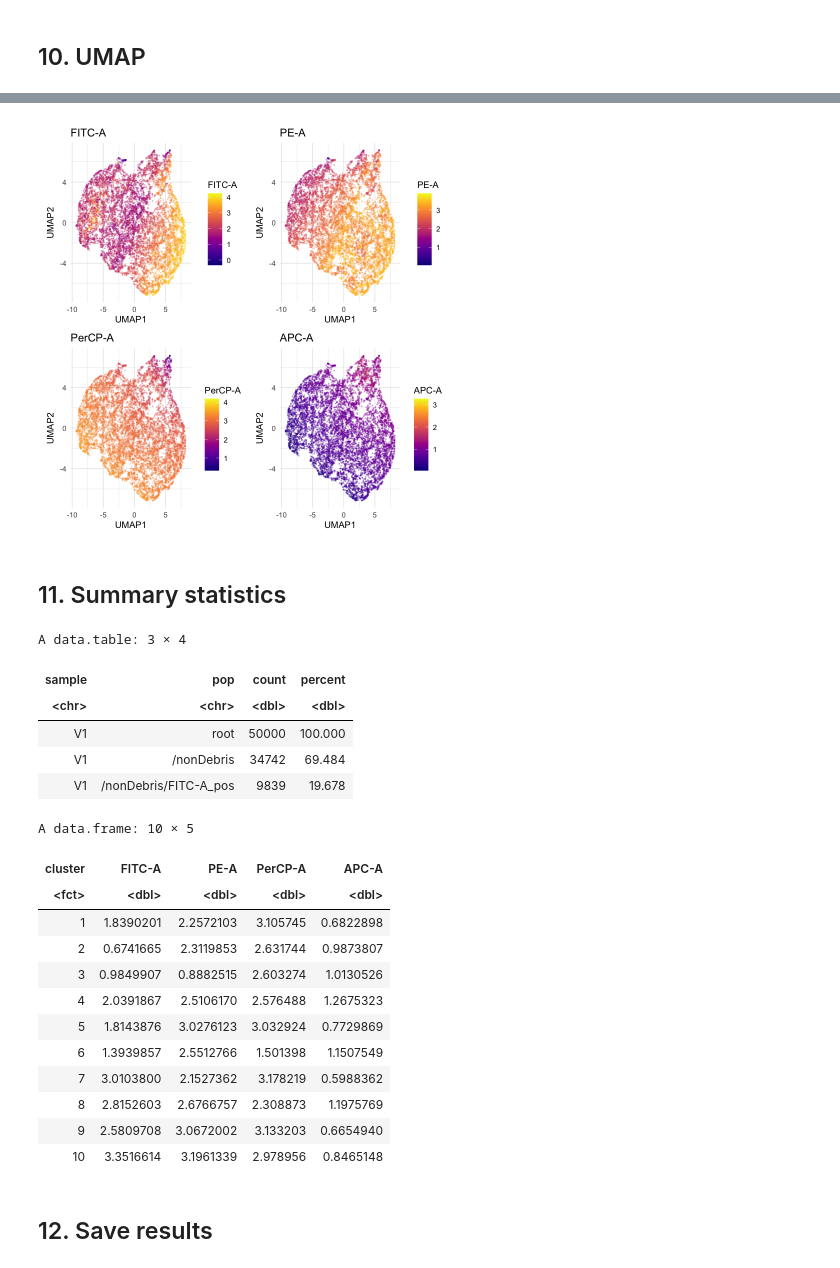
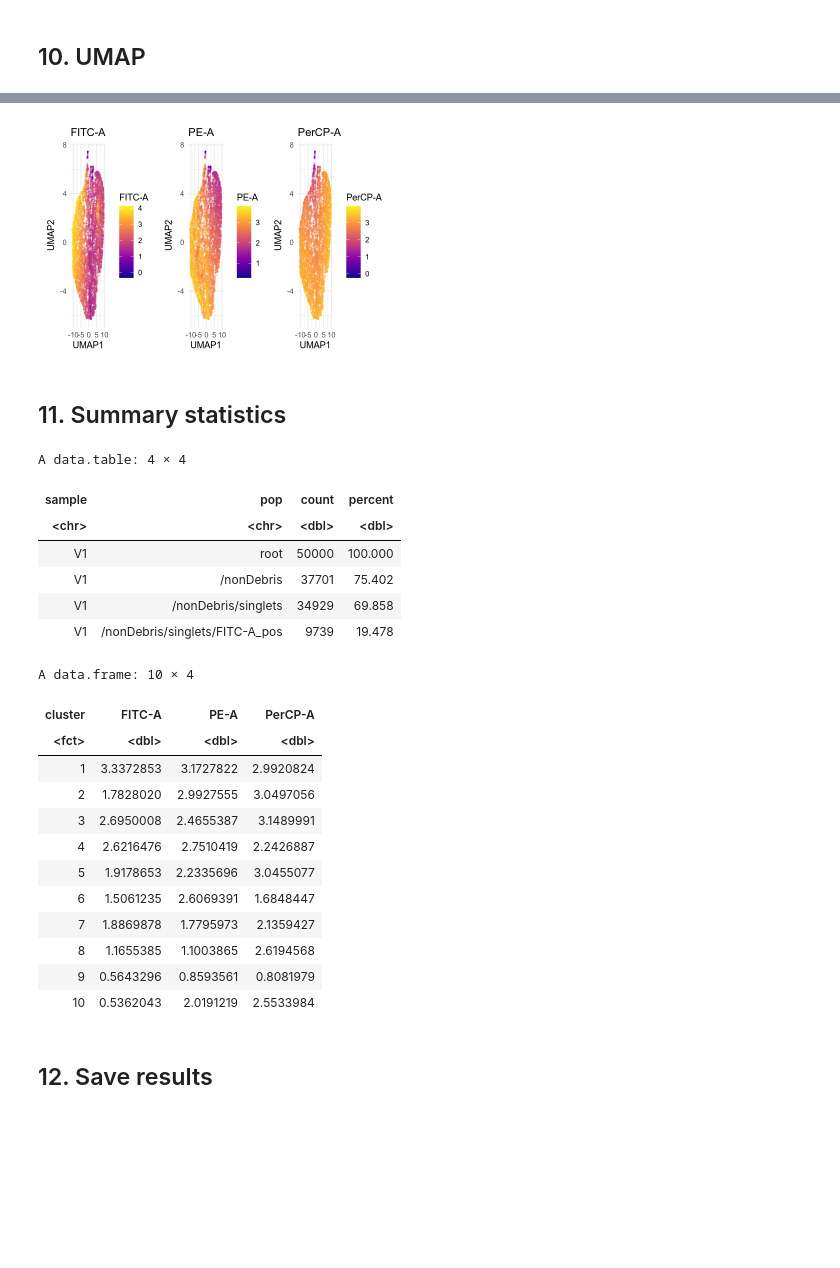
Before and after one commit to cgenomicslab/flow, a Jupyter notebook: notebooks/02_single_fcs_analysis.ipynb, the cells around one changed output, grey strips where cells are left out. Drawn from its saved outputs; the diff is of its cells as text; code cells hidden in the pictures; blank space fills up the shorter version.

```diff
--- a/notebooks/02_single_fcs_analysis.ipynb
+++ b/notebooks/02_single_fcs_analysis.ipynb
@@ -139,6 +133,13 @@ fluor_channels <- grep(scatter_pattern, all_channels, value = TRUE, invert = TRU
 
 cat("Fluorescence channels to transform:", paste(fluor_channels, collapse = ", "), "\n")
 
+# Channels with a marker in $PnS. Unlabelled channels are transformed but not
+# clustered, because they hold only background and spillover.
+desc <- pData(parameters(ff_comp))$desc
+marker_channels <- all_channels[all_channels %in% fluor_channels & !is.na(desc)]
+if (length(marker_channels) == 0) marker_channels <- fluor_channels
+cat("Marker channels for clustering:", paste(marker_channels, collapse = ", "), "\n")
+
 # Logicle transformation
 lgcl <- estimateLogicle(ff_comp, channels = fluor_channels)
 ff_trans <- transform(ff_comp, lgcl)
@@ -326,11 +388,11 @@ gs_pop_get_stats(gs, type = "percent")
 # %%
 # Extract gated population
-gated_data <- gs_pop_get_data(gs, "nonDebris")[[1]]
+gated_data <- gs_pop_get_data(gs, "singlets")[[1]]
 
-# Run FlowSOM on fluorescence channels
+# Run FlowSOM on marker channels
 fsom <- FlowSOM(
     gated_data,
-    colsToUse = fluor_channels,
+    colsToUse = marker_channels,
     nClus = 10,      # meta-clusters
     xdim = 10,
     ydim = 10,
@@ -354,7 +421,7 @@ PlotStars(fsom, backgroundValues = fsom$metaclustering)
 # %% [markdown]
 ## 10. UMAP
 # %%
-mat <- exprs(gated_data)[, fluor_channels]
+mat <- exprs(gated_data)[, marker_channels]
 mat_scaled <- scale(mat)
 
 set.seed(42)
@@ -378,20 +445,20 @@ ggplot(umap_df, aes(x = UMAP1, y = UMAP2, color = cluster)) +
 # %%
 # Color by marker intensity
-for (ch in fluor_channels) {
+for (ch in marker_channels) {
     umap_df[[ch]] <- mat[idx, ch]
 }
 
-plots <- lapply(fluor_channels, function(ch) {
+plots <- lapply(marker_channels, function(ch) {
     ggplot(umap_df, aes(x = UMAP1, y = UMAP2, color = .data[[ch]])) +
         geom_point(alpha = 0.3, size = 0.3) +
         scale_color_viridis(option = "C") +
         theme_minimal() +
         labs(title = ch)
 })
 
 wrap_plots(plots)
 # %% [output]
-[figure, old version]
+[figure, new version]
 # %% [markdown]
 ## 11. Summary statistics
 # %%
@@ -404,25 +471,26 @@ pop_stats
 cluster_mfi <- aggregate(mat[idx, ], by = list(cluster = meta_clusters[idx]), FUN = median)
 cluster_mfi
 # %% [output]
-A data.table: 3 × 4
+A data.table: 4 × 4
 | sample | pop | count | percent |
 | <chr> | <chr> | <dbl> | <dbl> |
 | V1 | root | 50000 | 100.000 |
-| V1 | /nonDebris | 34742 | 69.484 |
-| V1 | /nonDebris/FITC-A_pos | 9839 | 19.678 |
+| V1 | /nonDebris | 37701 | 75.402 |
+| V1 | /nonDebris/singlets | 34929 | 69.858 |
+| V1 | /nonDebris/singlets/FITC-A_pos | 9739 | 19.478 |
-A data.frame: 10 × 5
+A data.frame: 10 × 4
-| cluster | FITC-A | PE-A | PerCP-A | APC-A |
-| <fct> | <dbl> | <dbl> | <dbl> | <dbl> |
-| 1 | 1.8390201 | 2.2572103 | 3.105745 | 0.6822898 |
-| 2 | 0.6741665 | 2.3119853 | 2.631744 | 0.9873807 |
-| 3 | 0.9849907 | 0.8882515 | 2.603274 | 1.0130526 |
-| 4 | 2.0391867 | 2.5106170 | 2.576488 | 1.2675323 |
-| 5 | 1.8143876 | 3.0276123 | 3.032924 | 0.7729869 |
-| 6 | 1.3939857 | 2.5512766 | 1.501398 | 1.1507549 |
-| 7 | 3.0103800 | 2.1527362 | 3.178219 | 0.5988362 |
-| 8 | 2.8152603 | 2.6766757 | 2.308873 | 1.1975769 |
-| 9 | 2.5809708 | 3.0672002 | 3.133203 | 0.6654940 |
-| 10 | 3.3516614 | 3.1961339 | 2.978956 | 0.8465148 |
+| cluster | FITC-A | PE-A | PerCP-A |
+| <fct> | <dbl> | <dbl> | <dbl> |
+| 1 | 3.3372853 | 3.1727822 | 2.9920824 |
+| 2 | 1.7828020 | 2.9927555 | 3.0497056 |
+| 3 | 2.6950008 | 2.4655387 | 3.1489991 |
+| 4 | 2.6216476 | 2.7510419 | 2.2426887 |
+| 5 | 1.9178653 | 2.2335696 | 3.0455077 |
+| 6 | 1.5061235 | 2.6069391 | 1.6848447 |
+| 7 | 1.8869878 | 1.7795973 | 2.1359427 |
+| 8 | 1.1655385 | 1.1003865 | 2.6194568 |
+| 9 | 0.5643296 | 0.8593561 | 0.8081979 |
+| 10 | 0.5362043 | 2.0191219 | 2.5533984 |
 # %% [markdown]
 ## 12. Save results
 # %%
```
Also changed, not shown: parts of 16 cells of this notebook, 11 other files.
